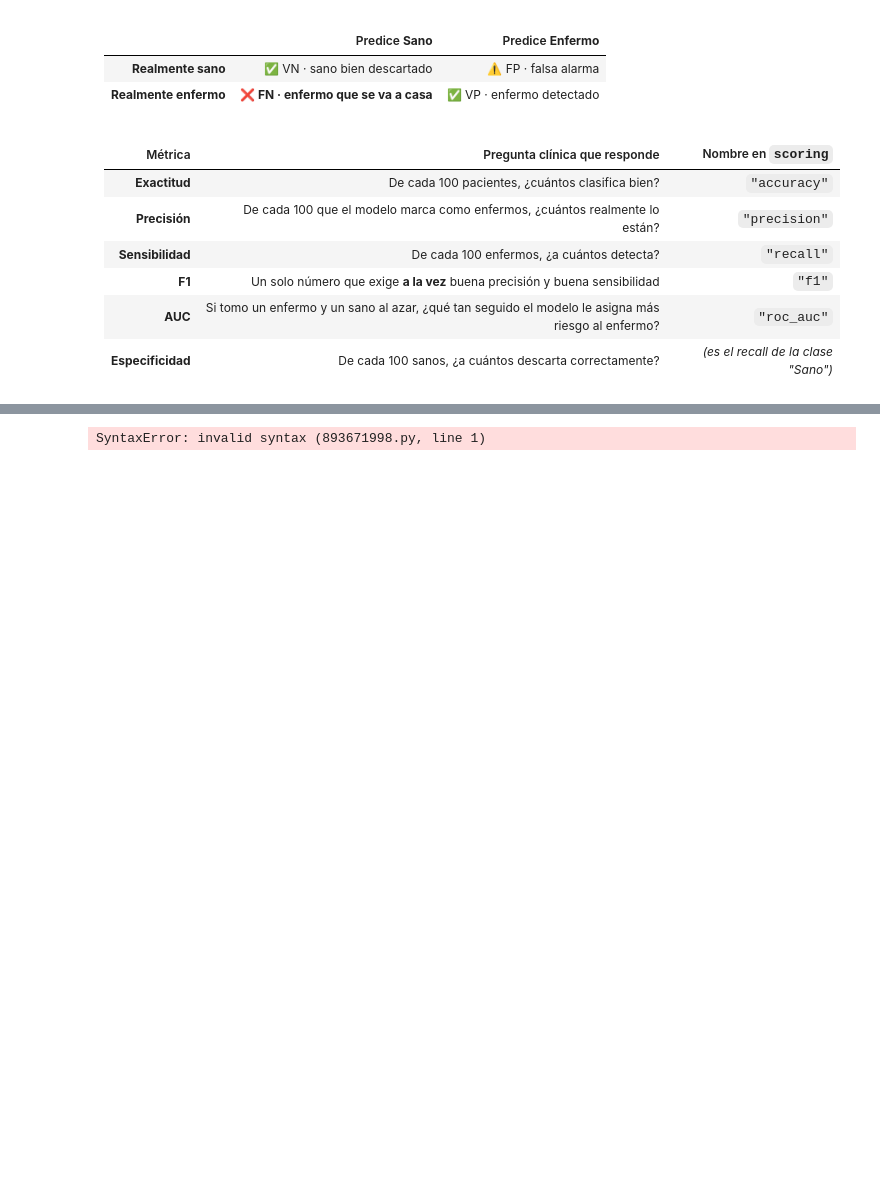
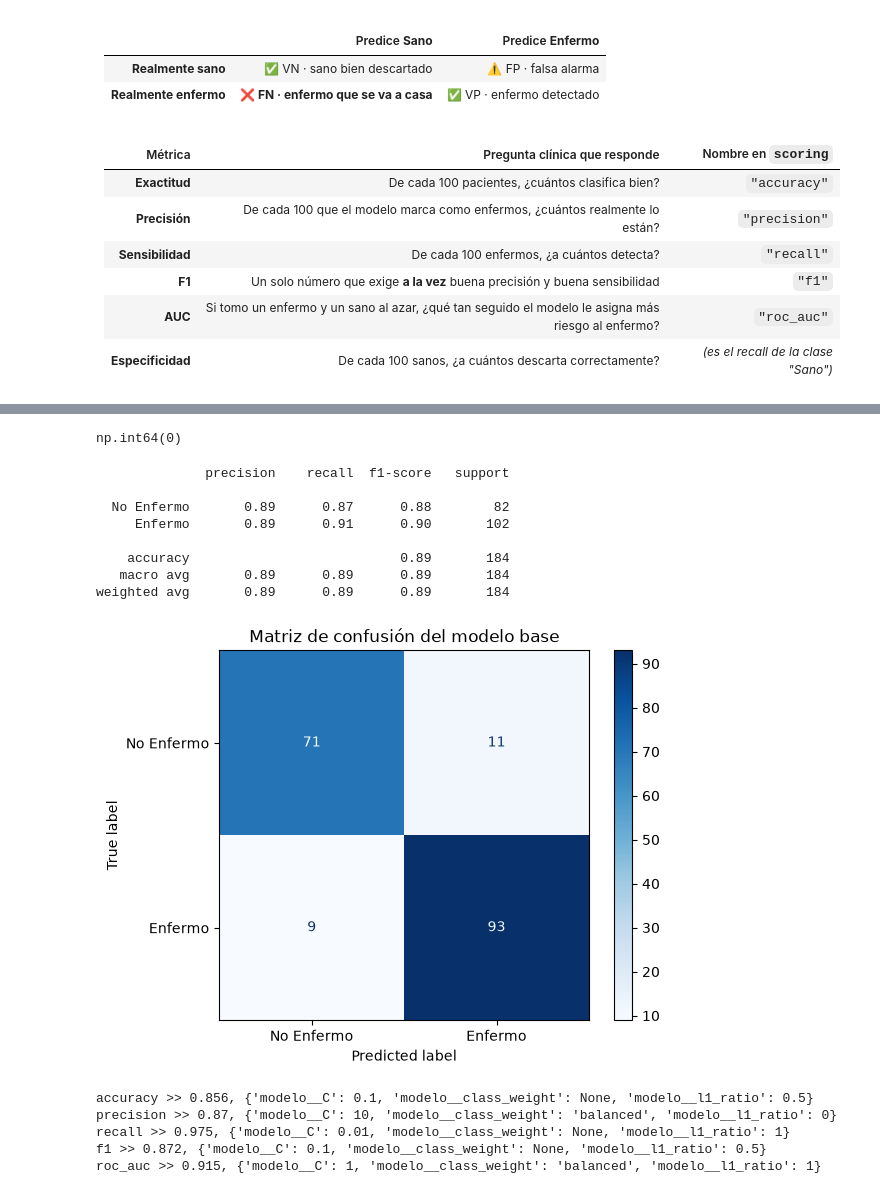
Before and after one commit to GusBR19/Pacticas_Inteligencia_Artificial, a Jupyter notebook: Practicas_2do_Parcial/Practica_SVM.ipynb, the cells around one changed output, grey strips where cells are left out. Drawn from its saved outputs; the diff is of its cells as text; code cells hidden in the pictures; blank space fills up the shorter version.

Commit message:
Tarea 07/10
Modelos y conclusiones

```diff
--- a/Practicas_2do_Parcial/Practica_SVM.ipynb
+++ b/Practicas_2do_Parcial/Practica_SVM.ipynb
@@ -263,18 +260,24 @@ Las filas son la **realidad** y las columnas lo que **predice** el modelo:
 | **Especificidad** | De cada 100 sanos, ¿a cuántos descarta correctamente? | *(es el recall de la clase "Sano")* |
 # %%
 from sklearn.linear_model import LogisticRegression
+from sklearn.compose import ColumnTransformer
+
 
 columnas_escalar = ['Age', 'RestingBP', 'Cholesterol', 'MaxHR', 'Oldpeak']
 
 prep = ColumnTransformer(
-    transformers=[('escalar', StandardScaler(), columnas_escalar)],
+    transformers=[
+        ("num", Pipeline([
+            ("imputar", SimpleImputer(strategy='median')),  # reemplaza valores faltantes con la mediana
+            ("escalar", StandardScaler())
+        ]), columnas_escalar)
+    ],
     remainder='passthrough',
     verbose_feature_names_out=False
 )
 
 reglog_base = Pipeline([
-    ('imputar', SimpleImputer(strategy='median')),  # reemplaza valores faltantes con la mediana
-    ('escalar', StandardScaler()),                    # escala los datos
+    ("prep", prep),
     ("modelo", LogisticRegression(penalty="elasticnet", solver="saga", l1_ratio=0,
                                 max_iter=5000, random_state=42))
 
@@ -288,6 +300,30 @@ Pipeline(steps=[('imputar', SimpleImputer(strategy='median')),
                  LogisticRegression(l1_ratio=0, max_iter=5000,
                                     penalty='elasticnet', random_state=42,
                                     solver='saga'))])
+# %%
+y_test.isna().sum()
+# %% [output]
+np.int64(0)
 # %%
+clases = ['No Enfermo', 'Enfermo']
+
+metricas = ['accuracy', 'precision', 'recall', 'f1', 'roc_auc']
+
+y_pred = reglog_base.predict(X_test)
+
+print(classification_report(y_test, y_pred,target_names=clases))
+
+ConfusionMatrixDisplay.from_predictions(y_test, y_pred, display_labels=clases, cmap='Blues')
+
+plt.title('Matriz de confusión del modelo base')
+plt.show()
 # %% [output]
-SyntaxError: invalid syntax (893671998.py, line 1)
+              precision    recall  f1-score   support
+
+  No Enfermo       0.89      0.87      0.88        82
+     Enfermo       0.89      0.91      0.90       102
+
+    accuracy                           0.89       184
+   macro avg       0.89      0.89      0.89       184
+weighted avg       0.89      0.89      0.89       184
+[figure, added]
@@ -293,0 +336,14 @@ SyntaxError: invalid syntax (893671998.py, line 1)
+# %%
+mejores_modelos = {}
+
+for metrica in metricas:
+    busqueda = GridSearchCV(reglog_base, rejilla_reglog, scoring= metrica, cv=5, n_jobs= -1)
+    busqueda.fit(X_train, y_train)
+    mejores_modelos[metrica] = busqueda.best_estimator_
+    print(f'{metrica} >> {round(busqueda.best_score_, 3)}, {busqueda.best_params_}')
+# %% [output]
+accuracy >> 0.856, {'modelo__C': 0.1, 'modelo__class_weight': None, 'modelo__l1_ratio': 0.5}
+precision >> 0.87, {'modelo__C': 10, 'modelo__class_weight': 'balanced', 'modelo__l1_ratio': 0}
+recall >> 0.975, {'modelo__C': 0.01, 'modelo__class_weight': None, 'modelo__l1_ratio': 1}
+f1 >> 0.872, {'modelo__C': 0.1, 'modelo__class_weight': None, 'modelo__l1_ratio': 0.5}
+roc_auc >> 0.915, {'modelo__C': 1, 'modelo__class_weight': 'balanced', 'modelo__l1_ratio': 1}
```
Also changed, not shown: parts of 15 cells of this notebook, 1 other file.
